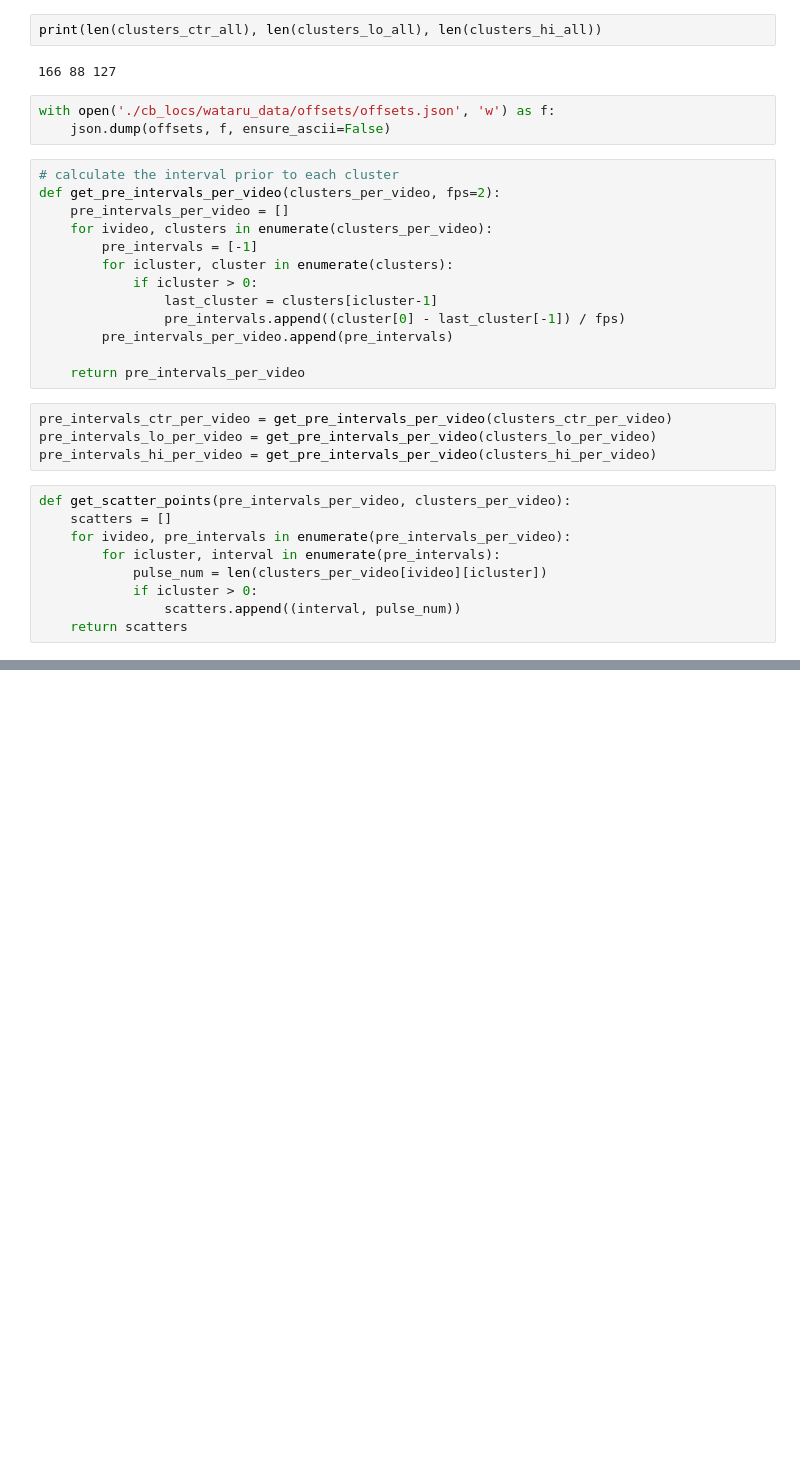
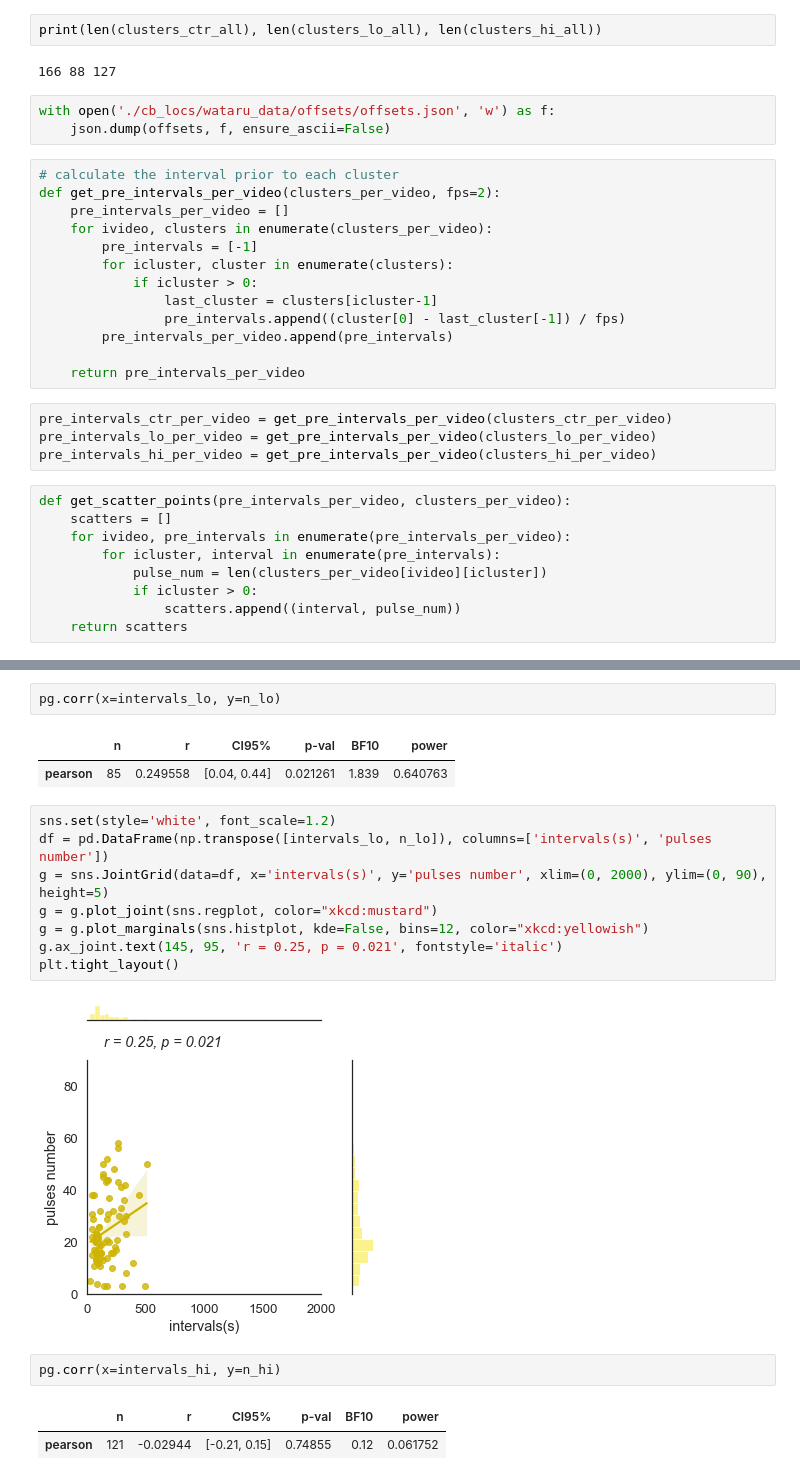
Before and after one commit to hengjiwang/hydranerv, a Jupyter notebook: hydranerv/data_analysis/pulse_num_vs_interval.ipynb, the cells around one changed output, grey strips where cells are left out. Cells and saved outputs as stored; diff of their text form; blank space fills up the shorter version.

```diff
--- a/hydranerv/data_analysis/pulse_num_vs_interval.ipynb
+++ b/hydranerv/data_analysis/pulse_num_vs_interval.ipynb
@@ -79,0 +109,20 @@ scatters_hi = get_scatter_points(pre_intervals_hi_per_video, clusters_hi_per_vid
+# %%
+pg.corr(x=intervals_lo, y=n_lo)
+# %% [output]
+|  | n | r | CI95% | p-val | BF10 | power |
+| pearson | 85 | 0.249558 | [0.04, 0.44] | 0.021261 | 1.839 | 0.640763 |
+# %%
+sns.set(style='white', font_scale=1.2)
+df = pd.DataFrame(np.transpose([intervals_lo, n_lo]), columns=['intervals(s)', 'pulses number'])
+g = sns.JointGrid(data=df, x='intervals(s)', y='pulses number', xlim=(0, 2000), ylim=(0, 90), height=5)
+g = g.plot_joint(sns.regplot, color="xkcd:mustard")
+g = g.plot_marginals(sns.histplot, kde=False, bins=12, color="xkcd:yellowish")
+g.ax_joint.text(145, 95, 'r = 0.25, p = 0.021', fontstyle='italic')
+plt.tight_layout()
+# %% [output]
+[figure, added]
+# %%
+pg.corr(x=intervals_hi, y=n_hi)
+# %% [output]
+|  | n | r | CI95% | p-val | BF10 | power |
+| pearson | 121 | -0.02944 | [-0.21, 0.15] | 0.74855 | 0.12 | 0.061752 |
```
Also changed, not shown: parts of 12 cells of this notebook, 2 other files.
